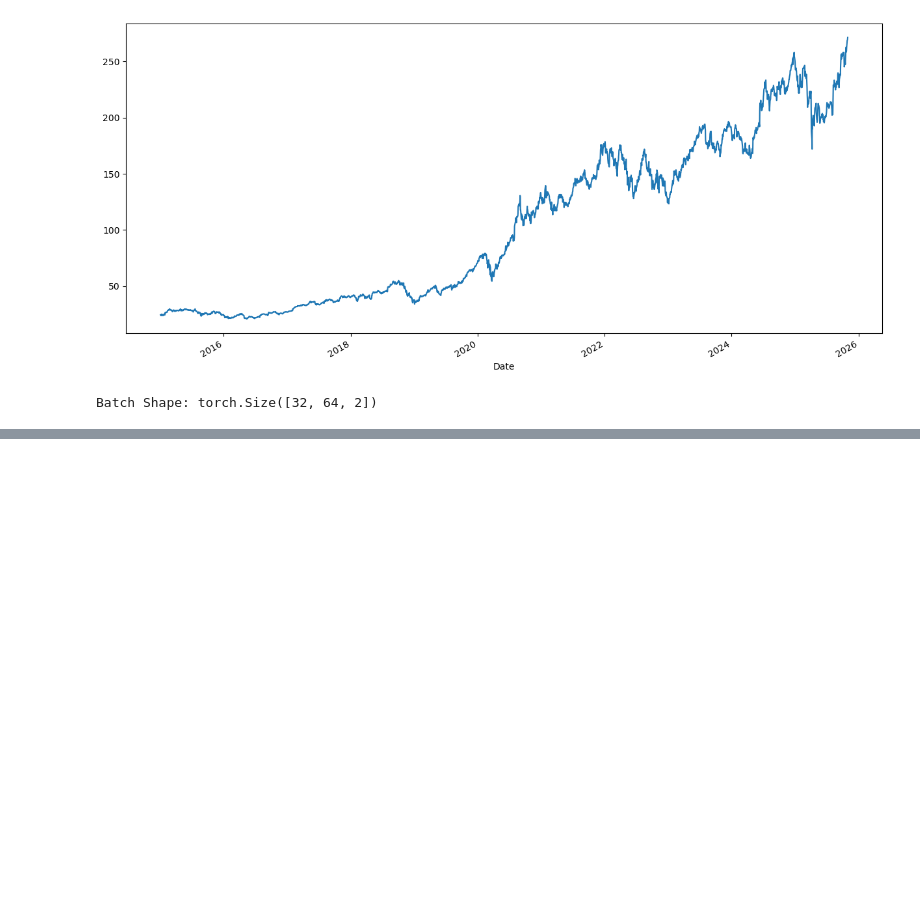
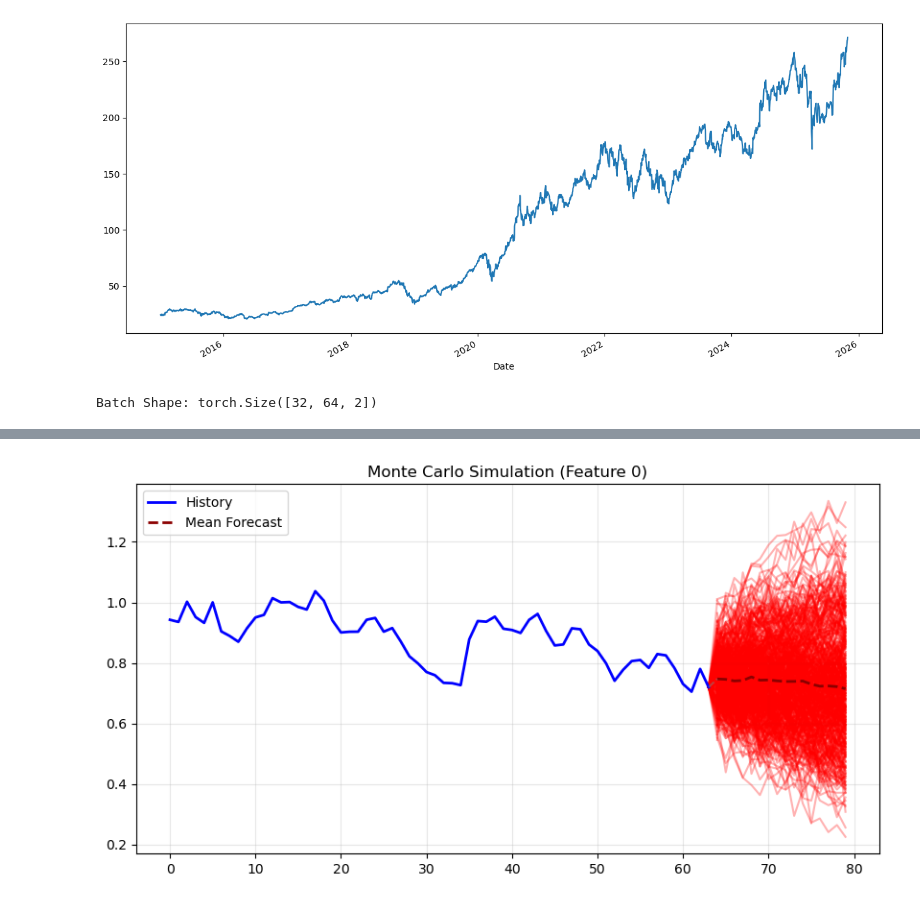
Before and after one commit to Narodomy/Time-Series-Generative-AI-for-Asset-Investment, a Jupyter notebook: notebooks/v2_playground.ipynb, the cells around one changed output, grey strips where cells are left out. Cells and saved outputs as stored; diff of their text form; code cells hidden in the pictures; blank space fills up the shorter version.

```diff
--- a/notebooks/v2_playground.ipynb
+++ b/notebooks/v2_playground.ipynb
@@ -165,0 +164,4 @@ print("🎉 All Experiments Completed!")
+# %%
+plot_monte_carlo(hist_series, all_scenarios, feature_idx=0)
+# %% [output]
+[figure, added]
```
Also changed, not shown: parts of 14 cells of this notebook, 3 other files.
